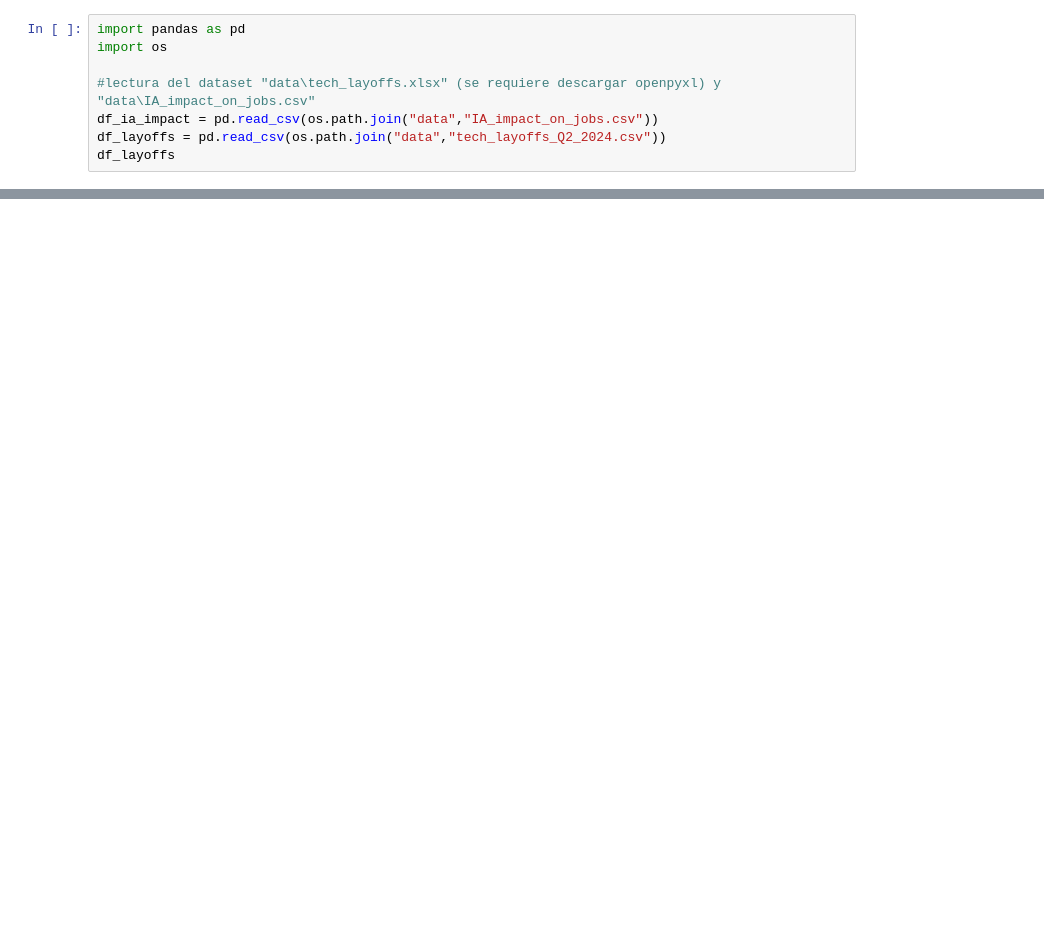
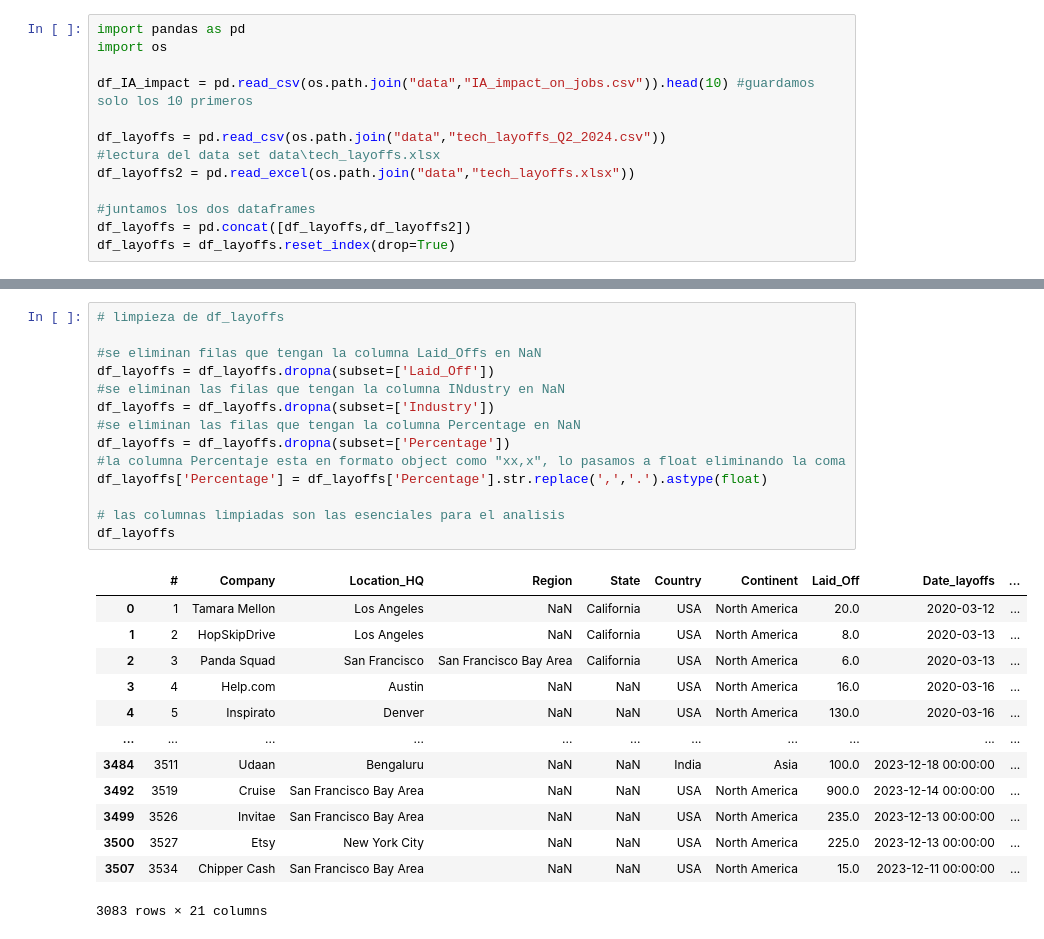
Before and after one commit to adrianalessandro/proyecto_csdatos, a Jupyter notebook: main.ipynb, the cells around one changed output, grey strips where cells are left out. Drawn from its saved outputs; the diff is of its cells as text; blank space fills up the shorter version.

Commit message:
nuevo layoffs y cambio de main.ipynb

```diff
--- a/main.ipynb
+++ b/main.ipynb
@@ -12,7 +12,12 @@ Dataset a usar, descripcion de sus columnas y de su utilidad
 import pandas as pd
 import os
 
-#lectura del dataset "data\tech_layoffs.xlsx" (se requiere descargar openpyxl) y "data\IA_impact_on_jobs.csv"
-df_ia_impact = pd.read_csv(os.path.join("data","IA_impact_on_jobs.csv"))
+df_IA_impact = pd.read_csv(os.path.join("data","IA_impact_on_jobs.csv")).head(10) #guardamos solo los 10 primeros
+
 df_layoffs = pd.read_csv(os.path.join("data","tech_layoffs_Q2_2024.csv"))
-df_layoffs
+#lectura del data set data\tech_layoffs.xlsx
+df_layoffs2 = pd.read_excel(os.path.join("data","tech_layoffs.xlsx"))
+
+#juntamos los dos dataframes
+df_layoffs = pd.concat([df_layoffs,df_layoffs2])
+df_layoffs = df_layoffs.reset_index(drop=True)
@@ -47,0 +24,28 @@ df_layoffs
+# %%
+# limpieza de df_layoffs
+
+#se eliminan filas que tengan la columna Laid_Offs en NaN
+df_layoffs = df_layoffs.dropna(subset=['Laid_Off'])
+#se eliminan las filas que tengan la columna INdustry en NaN
+df_layoffs = df_layoffs.dropna(subset=['Industry'])
+#se eliminan las filas que tengan la columna Percentage en NaN
+df_layoffs = df_layoffs.dropna(subset=['Percentage'])
+#la columna Percentaje esta en formato object como "xx,x", lo pasamos a float eliminando la coma
+df_layoffs['Percentage'] = df_layoffs['Percentage'].str.replace(',','.').astype(float)
+
+# las columnas limpiadas son las esenciales para el analisis
+df_layoffs
+# %% [output]
+|  | # | Company | Location_HQ | Region | State | Country | Continent | Laid_Off | Date_layoffs | ... |
+| 0 | 1 | Tamara Mellon | Los Angeles | NaN | California | USA | North America | 20.0 | 2020-03-12 | ... |
+| 1 | 2 | HopSkipDrive | Los Angeles | NaN | California | USA | North America | 8.0 | 2020-03-13 | ... |
+| 2 | 3 | Panda Squad | San Francisco | San Francisco Bay Area | California | USA | North America | 6.0 | 2020-03-13 | ... |
+| 3 | 4 | Help.com | Austin | NaN | NaN | USA | North America | 16.0 | 2020-03-16 | ... |
+| 4 | 5 | Inspirato | Denver | NaN | NaN | USA | North America | 130.0 | 2020-03-16 | ... |
+| ... | ... | ... | ... | ... | ... | ... | ... | ... | ... | ... |
+| 3484 | 3511 | Udaan | Bengaluru | NaN | NaN | India | Asia | 100.0 | 2023-12-18 00:00:00 | ... |
+| 3492 | 3519 | Cruise | San Francisco Bay Area | NaN | NaN | USA | North America | 900.0 | 2023-12-14 00:00:00 | ... |
+| 3499 | 3526 | Invitae | San Francisco Bay Area | NaN | NaN | USA | North America | 235.0 | 2023-12-13 00:00:00 | ... |
+| 3500 | 3527 | Etsy | New York City | NaN | NaN | USA | North America | 225.0 | 2023-12-13 00:00:00 | ... |
+| 3507 | 3534 | Chipper Cash | San Francisco Bay Area | NaN | NaN | USA | North America | 15.0 | 2023-12-11 00:00:00 | ... |
+3083 rows × 21 columns
```
Also changed, not shown: parts of 13 cells of this notebook.
